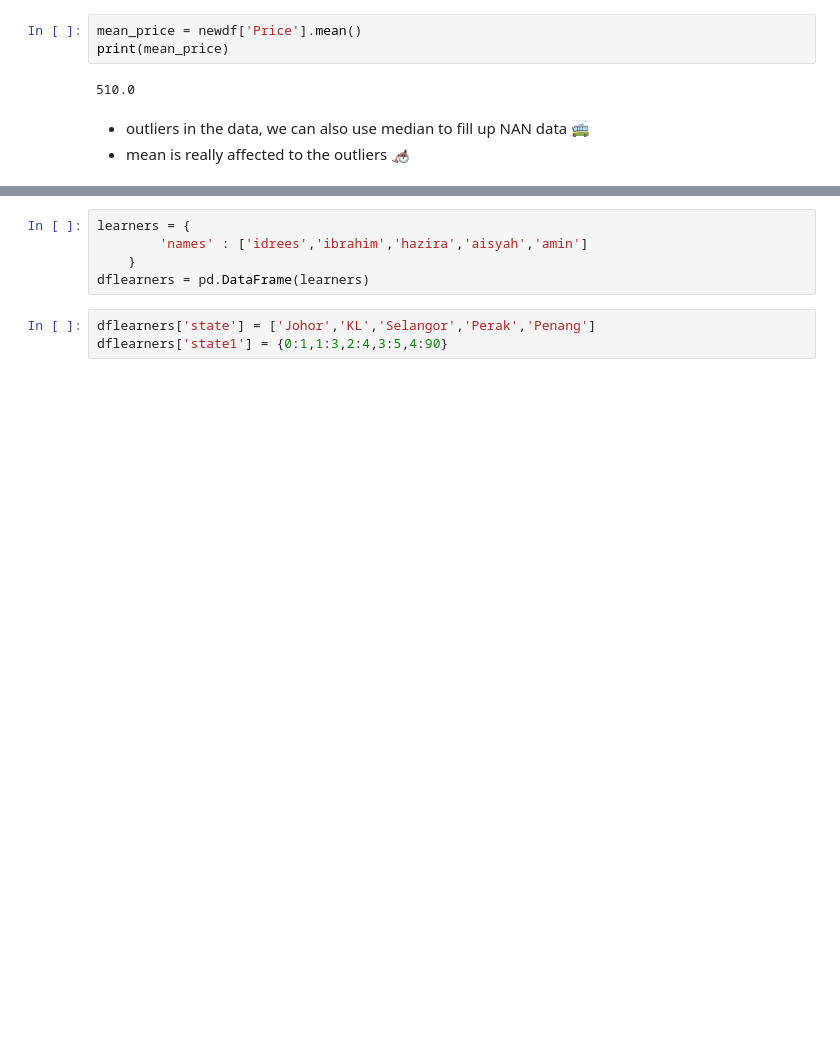
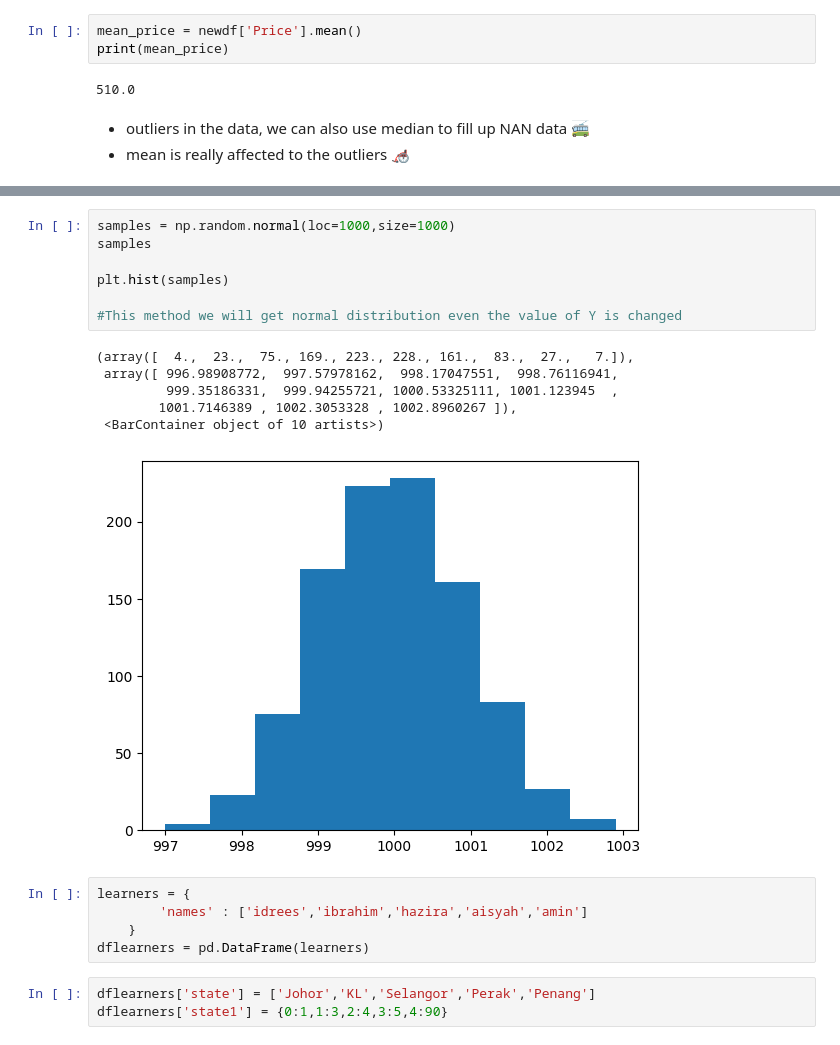
Before and after one commit to aminuddin1234/Artificial_inteligent_and_machine_learning_course, a Jupyter notebook: AI & ML courses/Day 15 - Data Handling/Data Cleaning.ipynb, the cells around one changed output, grey strips where cells are left out. Saved outputs shown, nothing was run; the diff lists cells and outputs as text; blank space fills up the shorter version.

```diff
--- a/AI & ML courses/Day 15 - Data Handling/Data Cleaning.ipynb
+++ b/AI & ML courses/Day 15 - Data Handling/Data Cleaning.ipynb
@@ -443,3 +470,17 @@ newdf['Quantity'].fillna
+# %%
+samples = np.random.normal(loc=1000,size=1000)
+samples
+
+plt.hist(samples)
+
+#This method we will get normal distribution even the value of Y is changed
+# %% [output]
+(array([  4.,  23.,  75., 169., 223., 228., 161.,  83.,  27.,   7.]),
+ array([ 996.98908772,  997.57978162,  998.17047551,  998.76116941,
+         999.35186331,  999.94255721, 1000.53325111, 1001.123945  ,
+        1001.7146389 , 1002.3053328 , 1002.8960267 ]),
+ <BarContainer object of 10 artists>)
+[figure, added]
 # %%
 learners = {
         'names' : ['idrees','ibrahim','hazira','aisyah','amin']
```
Also changed, not shown: parts of 10 cells of this notebook.
